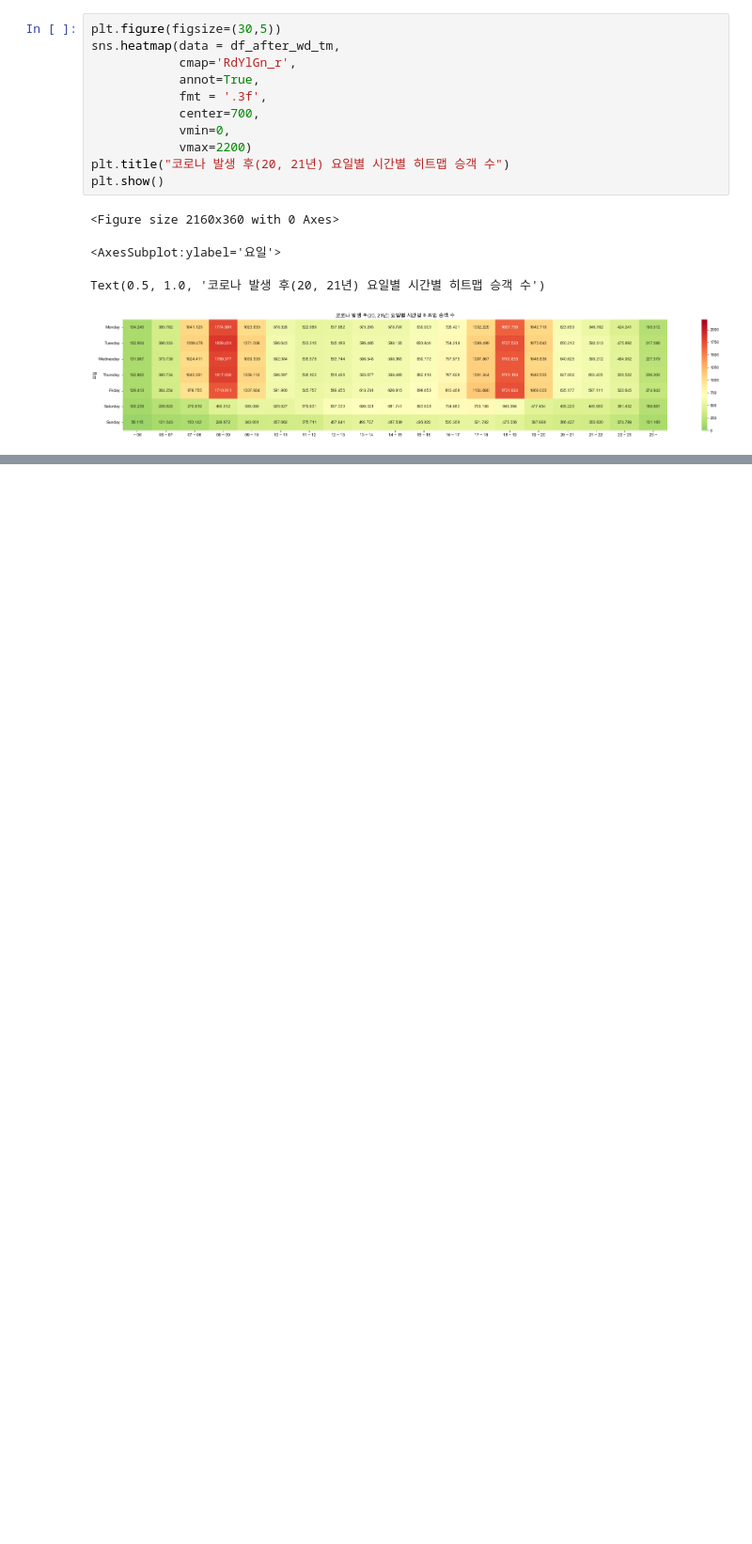
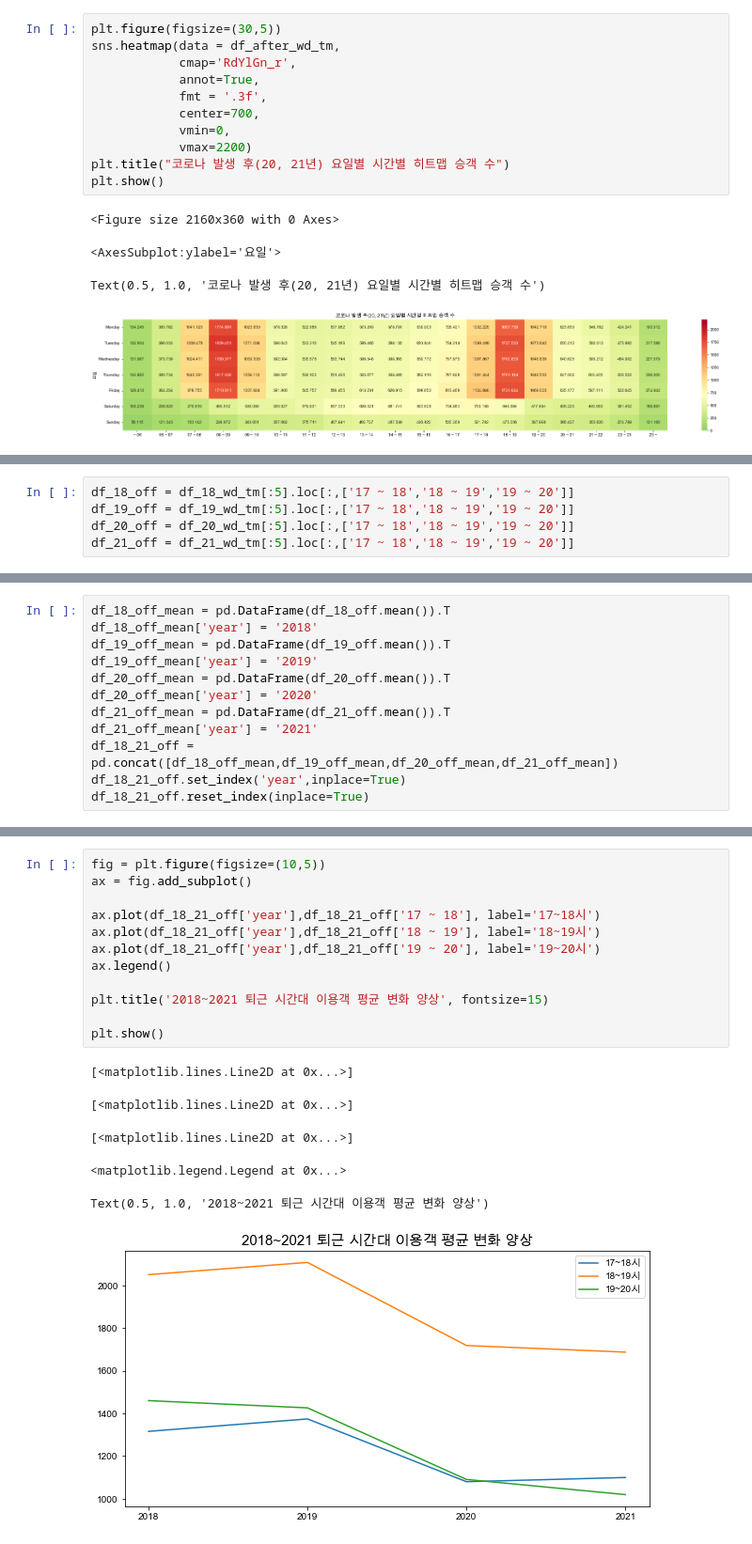
Before and after one commit to annmunju/multicam_ds, a Jupyter notebook: 11_PJ_heap_pop/요일별 시간별 히트맵/요일별_시간별_히트맵.ipynb, the cells around one changed output, grey strips where cells are left out. Shown at 94% size. Cells and saved outputs as stored; diff of their text form; blank space fills up the shorter version.

```diff
--- a/11_PJ_heap_pop/요일별 시간별 히트맵/요일별_시간별_히트맵.ipynb
+++ b/11_PJ_heap_pop/요일별 시간별 히트맵/요일별_시간별_히트맵.ipynb
@@ -482,0 +491,5 @@ Text(0.5, 1.0, '코로나 발생 후(20, 21년) 요일별 시간별 히트맵
+# %%
+df_18_off = df_18_wd_tm[:5].loc[:,['17 ~ 18','18 ~ 19','19 ~ 20']]
+df_19_off = df_19_wd_tm[:5].loc[:,['17 ~ 18','18 ~ 19','19 ~ 20']]
+df_20_off = df_20_wd_tm[:5].loc[:,['17 ~ 18','18 ~ 19','19 ~ 20']]
+df_21_off = df_21_wd_tm[:5].loc[:,['17 ~ 18','18 ~ 19','19 ~ 20']]
@@ -482,0 +513,12 @@ Text(0.5, 1.0, '코로나 발생 후(20, 21년) 요일별 시간별 히트맵
+# %%
+df_18_off_mean = pd.DataFrame(df_18_off.mean()).T
+df_18_off_mean['year'] = '2018'
+df_19_off_mean = pd.DataFrame(df_19_off.mean()).T
+df_19_off_mean['year'] = '2019'
+df_20_off_mean = pd.DataFrame(df_20_off.mean()).T
+df_20_off_mean['year'] = '2020'
+df_21_off_mean = pd.DataFrame(df_21_off.mean()).T
+df_21_off_mean['year'] = '2021'
+df_18_21_off = pd.concat([df_18_off_mean,df_19_off_mean,df_20_off_mean,df_21_off_mean])
+df_18_21_off.set_index('year',inplace=True)
+df_18_21_off.reset_index(inplace=True)
@@ -482,0 +543,19 @@ Text(0.5, 1.0, '코로나 발생 후(20, 21년) 요일별 시간별 히트맵
+# %%
+fig = plt.figure(figsize=(10,5))
+ax = fig.add_subplot()
+
+ax.plot(df_18_21_off['year'],df_18_21_off['17 ~ 18'], label='17~18시')
+ax.plot(df_18_21_off['year'],df_18_21_off['18 ~ 19'], label='18~19시')
+ax.plot(df_18_21_off['year'],df_18_21_off['19 ~ 20'], label='19~20시')
+ax.legend()
+
+plt.title('2018~2021 퇴근 시간대 이용객 평균 변화 양상', fontsize=15)
+
+plt.show()
+# %% [output]
+[<matplotlib.lines.Line2D at 0x...>]
+[<matplotlib.lines.Line2D at 0x...>]
+[<matplotlib.lines.Line2D at 0x...>]
+<matplotlib.legend.Legend at 0x...>
+Text(0.5, 1.0, '2018~2021 퇴근 시간대 이용객 평균 변화 양상')
+[figure, added]
```
Also changed, not shown: parts of 8 cells of this notebook, 12 other files.
